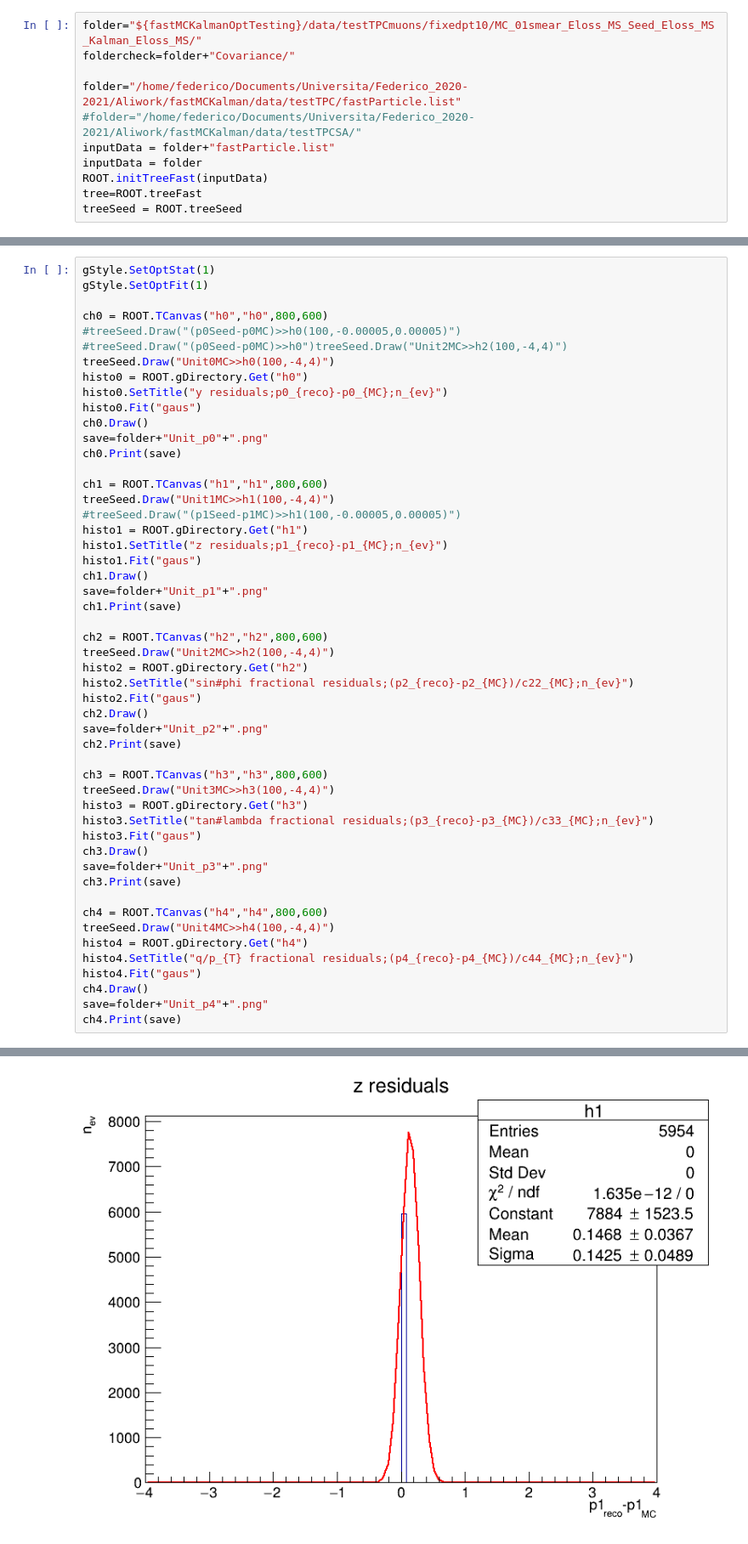
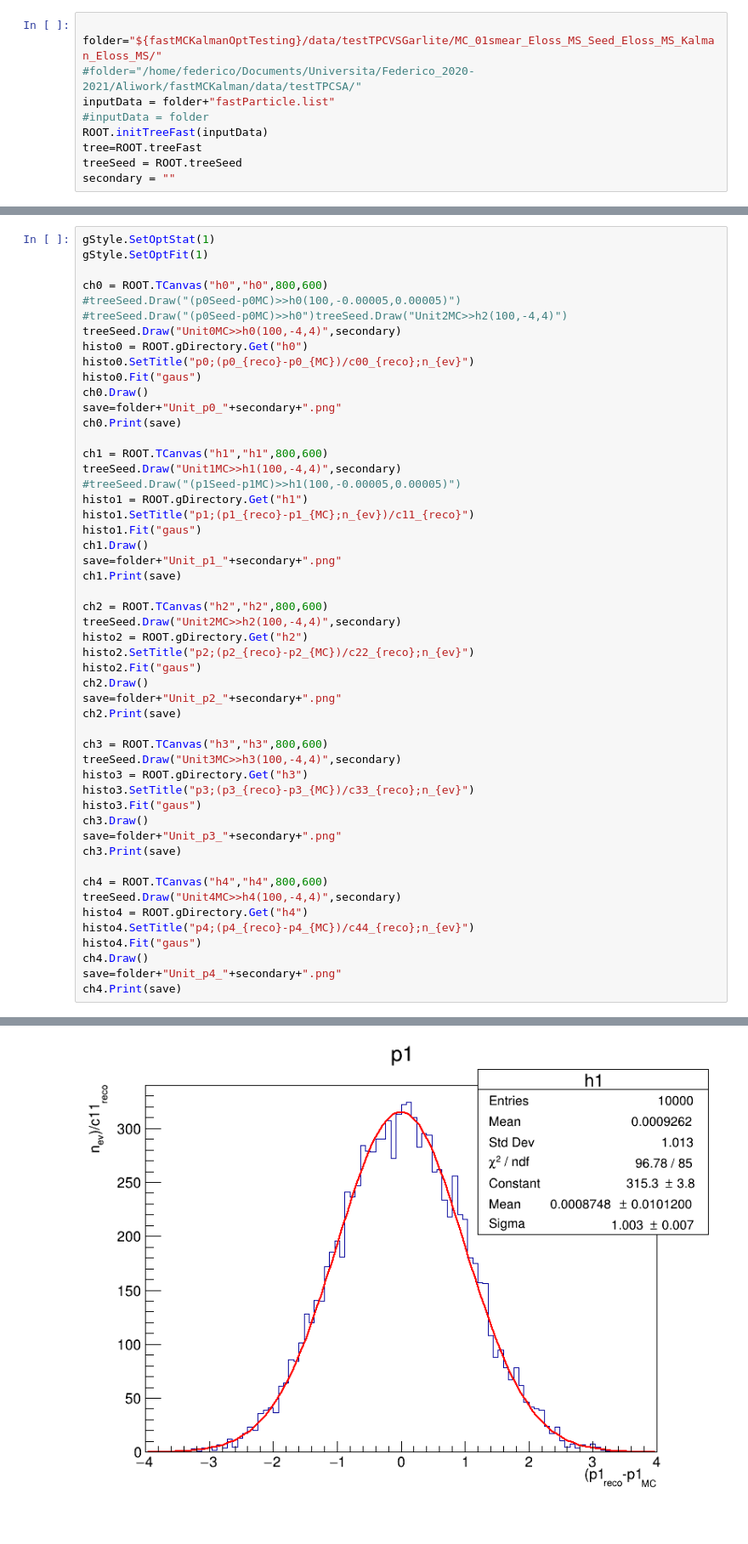
Before and after one commit to Trenchcoat95/fastMCKalmanOptTesting, a Jupyter notebook: fastMCKalman/MC/fastMCKalmanPullTestSeed.ipynb, the cells around one changed output, grey strips where cells are left out. Shown at 85% size. Drawn from its saved outputs; the diff is of its cells as text.

```diff
--- a/fastMCKalman/MC/fastMCKalmanPullTestSeed.ipynb
+++ b/fastMCKalman/MC/fastMCKalmanPullTestSeed.ipynb
@@ -9,15 +9,14 @@ from scipy.stats import chi2
 from ROOT import TVectorD, TMatrix, TMath, TVector3, TGraphErrors, TFile, TTree, gRandom, gPad, gROOT, gVirtualX, kTRUE, kRed, TProfile, gStyle,  TFile, gSystem
 from fastSimulation import *
 # %%
-folder="${fastMCKalmanOptTesting}/data/testTPCmuons/fixedpt10/MC_01smear_Eloss_MS_Seed_Eloss_MS_Kalman_Eloss_MS/"
-foldercheck=folder+"Covariance/"
 
-folder="/home/federico/Documents/Universita/Federico_2020-2021/Aliwork/fastMCKalman/data/testTPC/fastParticle.list"
+folder="${fastMCKalmanOptTesting}/data/testTPCVSGarlite/MC_01smear_Eloss_MS_Seed_Eloss_MS_Kalman_Eloss_MS/"
 #folder="/home/federico/Documents/Universita/Federico_2020-2021/Aliwork/fastMCKalman/data/testTPCSA/"
 inputData = folder+"fastParticle.list"
-inputData = folder
+#inputData = folder
 ROOT.initTreeFast(inputData)
 tree=ROOT.treeFast
 treeSeed = ROOT.treeSeed
+secondary = ""
 # %% [output]
 Number of entries       1
@@ -105,48 +85,48 @@ gStyle.SetOptFit(1)
 ch0 = ROOT.TCanvas("h0","h0",800,600)
 #treeSeed.Draw("(p0Seed-p0MC)>>h0(100,-0.00005,0.00005)")
 #treeSeed.Draw("(p0Seed-p0MC)>>h0")treeSeed.Draw("Unit2MC>>h2(100,-4,4)")
-treeSeed.Draw("Unit0MC>>h0(100,-4,4)")
+treeSeed.Draw("Unit0MC>>h0(100,-4,4)",secondary)
 histo0 = ROOT.gDirectory.Get("h0")
-histo0.SetTitle("y residuals;p0_{reco}-p0_{MC};n_{ev}")
+histo0.SetTitle("p0;(p0_{reco}-p0_{MC})/c00_{reco};n_{ev}")
 histo0.Fit("gaus")
 ch0.Draw()
-save=folder+"Unit_p0"+".png"
+save=folder+"Unit_p0_"+secondary+".png"
 ch0.Print(save)
 
 ch1 = ROOT.TCanvas("h1","h1",800,600)
-treeSeed.Draw("Unit1MC>>h1(100,-4,4)")
+treeSeed.Draw("Unit1MC>>h1(100,-4,4)",secondary)
 #treeSeed.Draw("(p1Seed-p1MC)>>h1(100,-0.00005,0.00005)")
 histo1 = ROOT.gDirectory.Get("h1")
-histo1.SetTitle("z residuals;p1_{reco}-p1_{MC};n_{ev}")
+histo1.SetTitle("p1;(p1_{reco}-p1_{MC};n_{ev})/c11_{reco}")
 histo1.Fit("gaus")
 ch1.Draw()
-save=folder+"Unit_p1"+".png"
+save=folder+"Unit_p1_"+secondary+".png"
 ch1.Print(save)
 
 ch2 = ROOT.TCanvas("h2","h2",800,600)
-treeSeed.Draw("Unit2MC>>h2(100,-4,4)")
+treeSeed.Draw("Unit2MC>>h2(100,-4,4)",secondary)
 histo2 = ROOT.gDirectory.Get("h2")
-histo2.SetTitle("sin#phi fractional residuals;(p2_{reco}-p2_{MC})/c22_{MC};n_{ev}")
+histo2.SetTitle("p2;(p2_{reco}-p2_{MC})/c22_{reco};n_{ev}")
 histo2.Fit("gaus")
 ch2.Draw()
-save=folder+"Unit_p2"+".png"
+save=folder+"Unit_p2_"+secondary+".png"
 ch2.Print(save)
 
 ch3 = ROOT.TCanvas("h3","h3",800,600)
-treeSeed.Draw("Unit3MC>>h3(100,-4,4)")
+treeSeed.Draw("Unit3MC>>h3(100,-4,4)",secondary)
 histo3 = ROOT.gDirectory.Get("h3")
-histo3.SetTitle("tan#lambda fractional residuals;(p3_{reco}-p3_{MC})/c33_{MC};n_{ev}")
+histo3.SetTitle("p3;(p3_{reco}-p3_{MC})/c33_{reco};n_{ev}")
 histo3.Fit("gaus")
 ch3.Draw()
-save=folder+"Unit_p3"+".png"
+save=folder+"Unit_p3_"+secondary+".png"
 ch3.Print(save)
 
 ch4 = ROOT.TCanvas("h4","h4",800,600)
-treeSeed.Draw("Unit4MC>>h4(100,-4,4)")
+treeSeed.Draw("Unit4MC>>h4(100,-4,4)",secondary)
 histo4 = ROOT.gDirectory.Get("h4")
-histo4.SetTitle("q/p_{T} fractional residuals;(p4_{reco}-p4_{MC})/c44_{MC};n_{ev}")
+histo4.SetTitle("p4;(p4_{reco}-p4_{MC})/c44_{reco};n_{ev}")
 histo4.Fit("gaus")
 ch4.Draw()
-save=folder+"Unit_p4"+".png"
+save=folder+"Unit_p4_"+secondary+".png"
 ch4.Print(save)
 # %% [output]
@@ -176 +161 @@ Info in <TCanvas::Print>: png file /home/federico/Documents/Universita/Federico_
-[figure, old version]
+[figure, new version]
```
Also changed, not shown: parts of 4 cells of this notebook, 6 other files.
